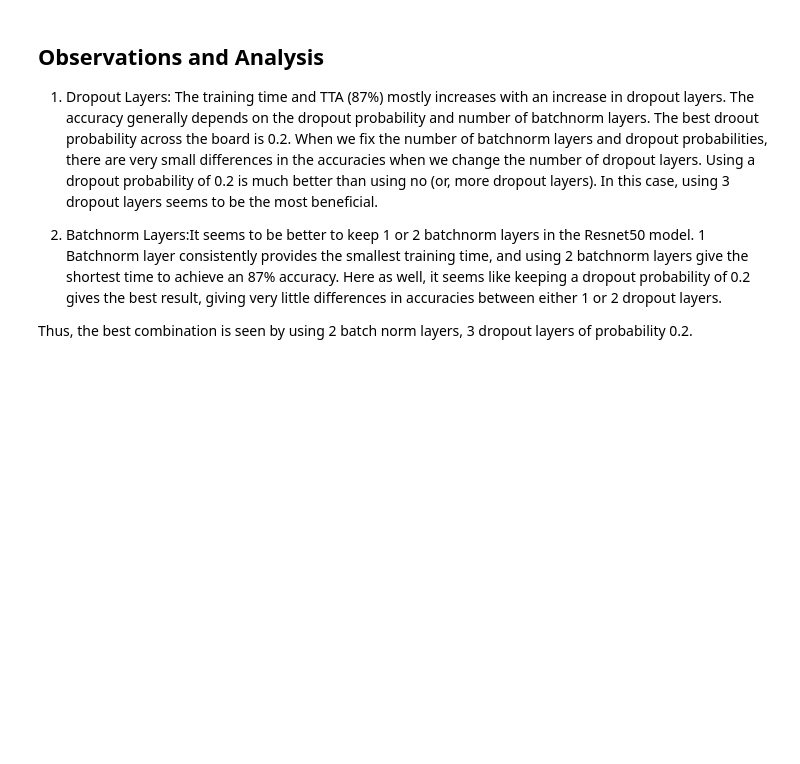
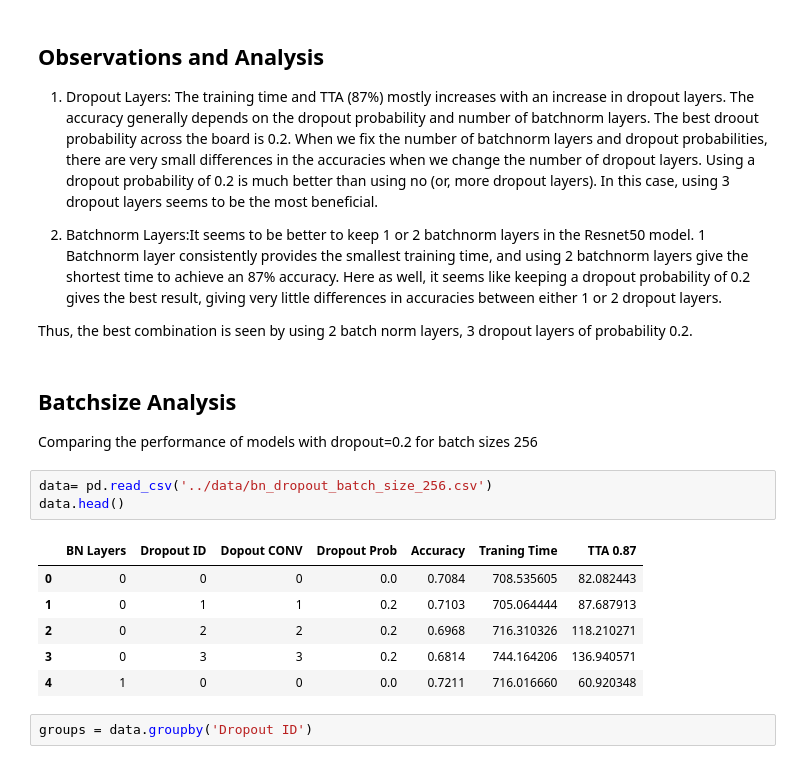
Before and after one commit to aashka-trivedi/regularization-for-image-classification, a Jupyter notebook: code/Batchnorm_dropout_analysis.ipynb, the cells around one changed output. Saved outputs shown, nothing was run; the diff lists cells and outputs as text; blank space fills up the shorter version.

```diff
--- a/code/Batchnorm_dropout_analysis.ipynb
+++ b/code/Batchnorm_dropout_analysis.ipynb
@@ -293,3 +293,19 @@ plt.savefig('../figures/acc_drpprob.jpg')
 2. Batchnorm Layers:It seems to be better to keep 1 or 2 batchnorm layers in the Resnet50 model. 1 Batchnorm layer consistently provides the smallest training time,  and using 2 batchnorm layers give the shortest time to achieve an 87% accuracy. Here as well, it seems like keeping a dropout probability of 0.2 gives the best result, giving very little differences in accuracies between either 1 or 2 dropout layers.
 
 Thus, the best combination is seen by using 2 batch norm layers, 3 dropout layers of probability 0.2.
+# %% [markdown]
+## Batchsize Analysis
+
+Comparing the performance of models with dropout=0.2 for batch sizes 256
+# %%
+data= pd.read_csv('../data/bn_dropout_batch_size_256.csv')
+data.head()
+# %% [output]
+|  | BN Layers | Dropout ID | Dopout CONV | Dropout Prob | Accuracy | Traning Time | TTA 0.87 |
+| 0 | 0 | 0 | 0 | 0.0 | 0.7084 | 708.535605 | 82.082443 |
+| 1 | 0 | 1 | 1 | 0.2 | 0.7103 | 705.064444 | 87.687913 |
+| 2 | 0 | 2 | 2 | 0.2 | 0.6968 | 716.310326 | 118.210271 |
+| 3 | 0 | 3 | 3 | 0.2 | 0.6814 | 744.164206 | 136.940571 |
+| 4 | 1 | 0 | 0 | 0.0 | 0.7211 | 716.016660 | 60.920348 |
+# %%
+groups = data.groupby('Dropout ID')
```
Also changed, not shown: parts of 6 cells of this notebook, 6 other files.
